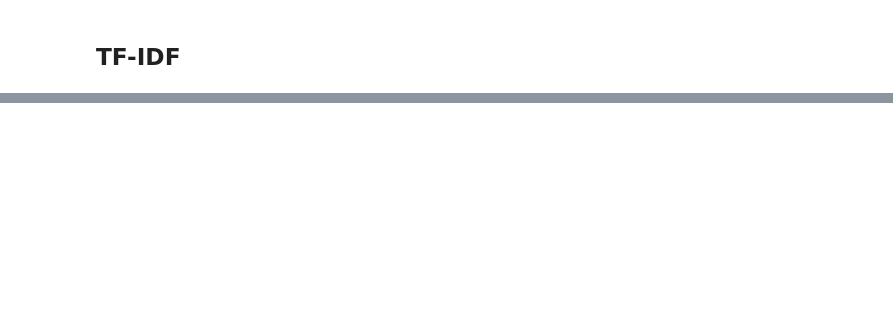
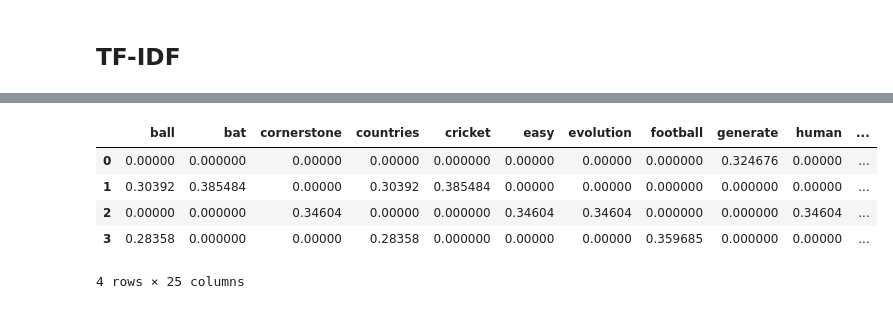
Before and after one commit to Shivanidussa/Natural-Language-Processing-, a Jupyter notebook: Back Counter Vectorizer__TFIDF.ipynb, the cells around one changed output, grey strips where cells are left out. Drawn from its saved outputs; the diff is of its cells as text; code cells hidden in the pictures; blank space fills up the shorter version.

```diff
--- a/Back Counter Vectorizer__TFIDF.ipynb
+++ b/Back Counter Vectorizer__TFIDF.ipynb
@@ -150,0 +224,7 @@ from sklearn.feature_extraction.text import TfidfVectorizer
+# %%
+doc0 = 'Natural Language Processing is the study of making a machine understand and generate languages like humans'
+doc1 = 'Cricket is a sports played with a bat and a ball. It is not played in many countries'
+doc2 = 'Languages are the cornerstone of human evolution. Making a machine study languages is not easy'
+doc3 = 'Football is a sport played in almost all countries of the world. It is played by kicking a ball'
+# %%
+documents = [doc0,doc1,doc2,doc3]
@@ -150,0 +240,6 @@ from sklearn.feature_extraction.text import TfidfVectorizer
+# %%
+tf_vect_docs = TfidfVectorizer(min_df = 1,lowercase = True,stop_words = 'english')
+tf_matrix_docs = tf_vect_docs.fit_transform(documents)
+# %%
+tf_colnames = tf_vect_docs.get_feature_names()
+tf_df = pd.DataFrame(tf_matrix_docs.toarray(),columns = tf_colnames)
@@ -150,0 +275,9 @@ from sklearn.feature_extraction.text import TfidfVectorizer
+# %%
+tf_df
+# %% [output]
+|  | ball | bat | cornerstone | countries | cricket | easy | evolution | football | generate | human | ... |
+| 0 | 0.00000 | 0.000000 | 0.00000 | 0.00000 | 0.000000 | 0.00000 | 0.00000 | 0.000000 | 0.324676 | 0.00000 | ... |
+| 1 | 0.30392 | 0.385484 | 0.00000 | 0.30392 | 0.385484 | 0.00000 | 0.00000 | 0.000000 | 0.000000 | 0.00000 | ... |
+| 2 | 0.00000 | 0.000000 | 0.34604 | 0.00000 | 0.000000 | 0.34604 | 0.34604 | 0.000000 | 0.000000 | 0.34604 | ... |
+| 3 | 0.28358 | 0.000000 | 0.00000 | 0.28358 | 0.000000 | 0.00000 | 0.00000 | 0.359685 | 0.000000 | 0.00000 | ... |
+4 rows × 25 columns
```
Also changed, not shown: parts of 40 cells of this notebook.
